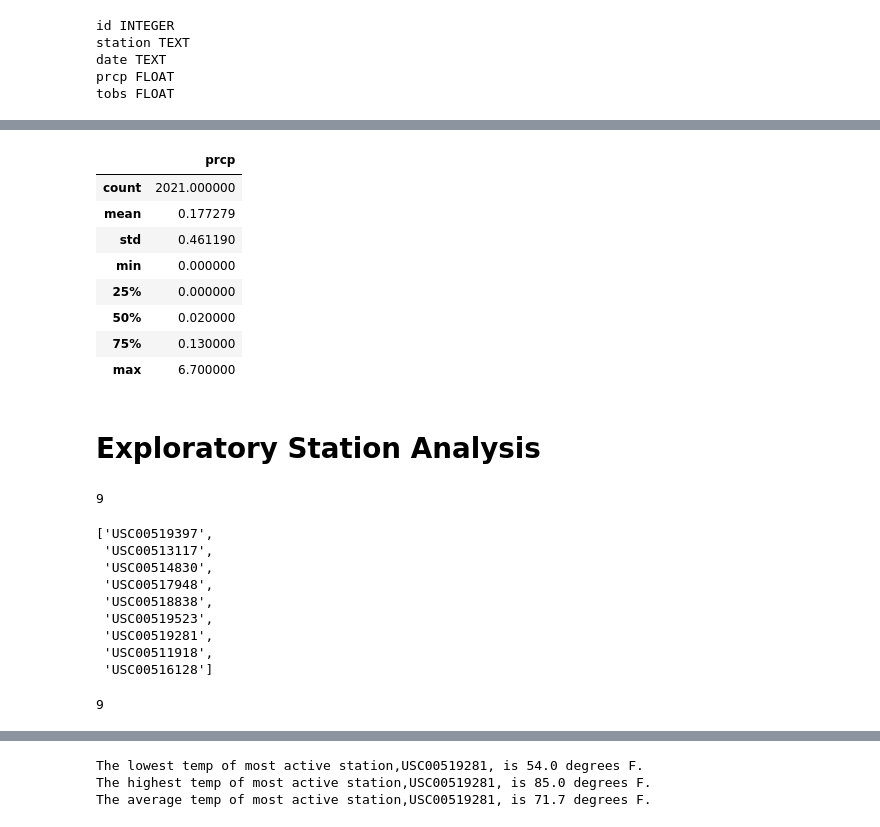
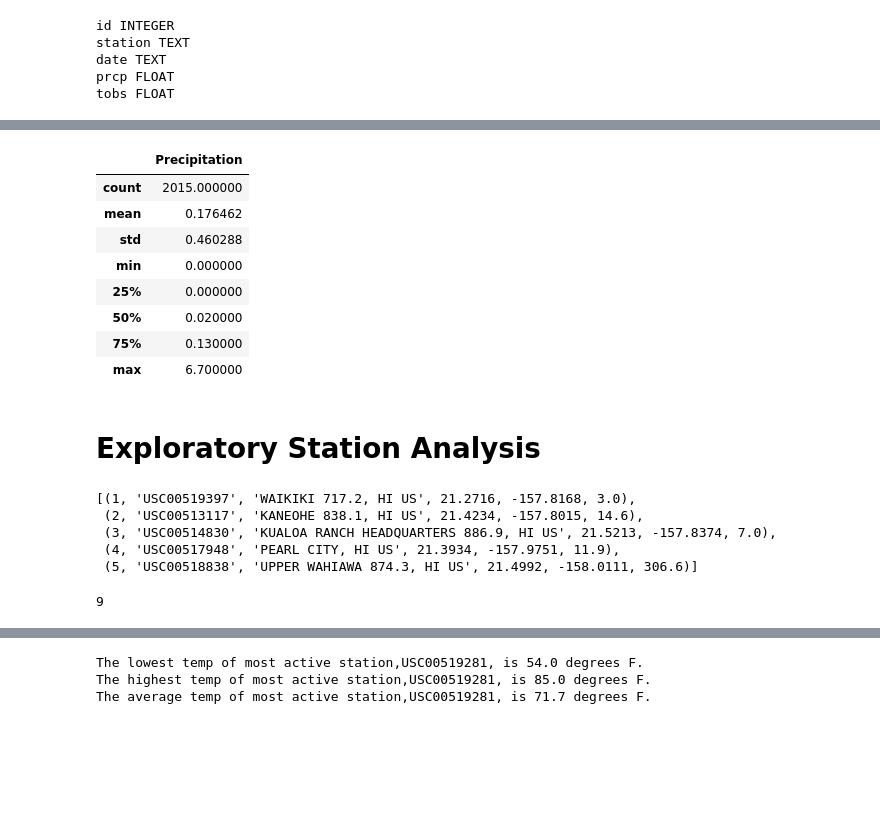
Before and after one commit to cmbutler83/sqlalchemy-challenge, a Jupyter notebook: Instructions/climate_starter.ipynb, the cells around one changed output, grey strips where cells are left out. Drawn from its saved outputs; the diff is of its cells as text; code cells hidden in the pictures; blank space fills up the shorter version.

```diff
--- a/Instructions/climate_starter.ipynb
+++ b/Instructions/climate_starter.ipynb
@@ -74,3 +55,20 @@ earliest_date
+# %%
+# Calculate the date one year from the last date in data set.
+last_year =  recent_date - dt.timedelta(days=365)
+# %%
+precip_scores = (
+                session.query(Measurement.date, Measurement.prcp)
+                .filter(Measurement.date > last_year)
+                .order_by(Measurement.date)
+                .all()
+                )
+# %%
+# Save the query results as a Pandas DataFrame and set the index to the date column
+precip_scores_df = pd.DataFrame(precip_scores, columns=["Date","Precipitation"])
+precip_scores_df["Date"] = pd.to_datetime(precip_scores_df["Date"])
+# %%
+# Sort the dataframe by date
+precip_scores_df = precip_scores_df.sort_values("Date").dropna().set_index("Date")
 # %%
 #find data types
 
@@ -203,11 +94,11 @@ plt.tight_layout()
 # %%
-# Use Pandas to calcualte the summary statistics for the precipitation data
-year_df2.describe()
+# Use Pandas to calculate the summary statistics for the precipitation data
+precip_scores_df.describe()
 # %% [output]
-|  | prcp |
-| count | 2021.000000 |
-| mean | 0.177279 |
-| std | 0.461190 |
+|  | Precipitation |
+| count | 2015.000000 |
+| mean | 0.176462 |
+| std | 0.460288 |
 | min | 0.000000 |
 | 25% | 0.000000 |
 | 50% | 0.020000 |
@@ -215,6 +106,14 @@ year_df2.describe()
 | max | 6.700000 |
 # %% [markdown]
 # Exploratory Station Analysis
+# %%
+session.execute('SELECT * FROM station LIMIT 5').fetchall()
+# %% [output]
+[(1, 'USC00519397', 'WAIKIKI 717.2, HI US', 21.2716, -157.8168, 3.0),
+ (2, 'USC00513117', 'KANEOHE 838.1, HI US', 21.4234, -157.8015, 14.6),
+ (3, 'USC00514830', 'KUALOA RANCH HEADQUARTERS 886.9, HI US', 21.5213, -157.8374, 7.0),
+ (4, 'USC00517948', 'PEARL CITY, HI US', 21.3934, -157.9751, 11.9),
+ (5, 'USC00518838', 'UPPER WAHIAWA 874.3, HI US', 21.4992, -158.0111, 306.6)]
 # %%
 # Design a query to calculate the total number stations in the dataset
 all_stations = session.query(Station.station).all()
@@ -226,25 +125,5 @@ for station in all_stations:
 len(stations)
 # %% [output]
 9
-# %%
-stations2 = []
-for i in range(9):
-    stations2.append(stations[i][0])
-
-stations2
-# %% [output]
-['USC00519397',
- 'USC00513117',
- 'USC00514830',
- 'USC00517948',
- 'USC00518838',
- 'USC00519523',
- 'USC00519281',
- 'USC00511918',
- 'USC00516128']
-# %%
-len(stations)
-# %% [output]
-9
 # %%
 # Design a query to find the most active stations (i.e. what stations have the most rows?)
```
Also changed, not shown: parts of 17 cells of this notebook.
